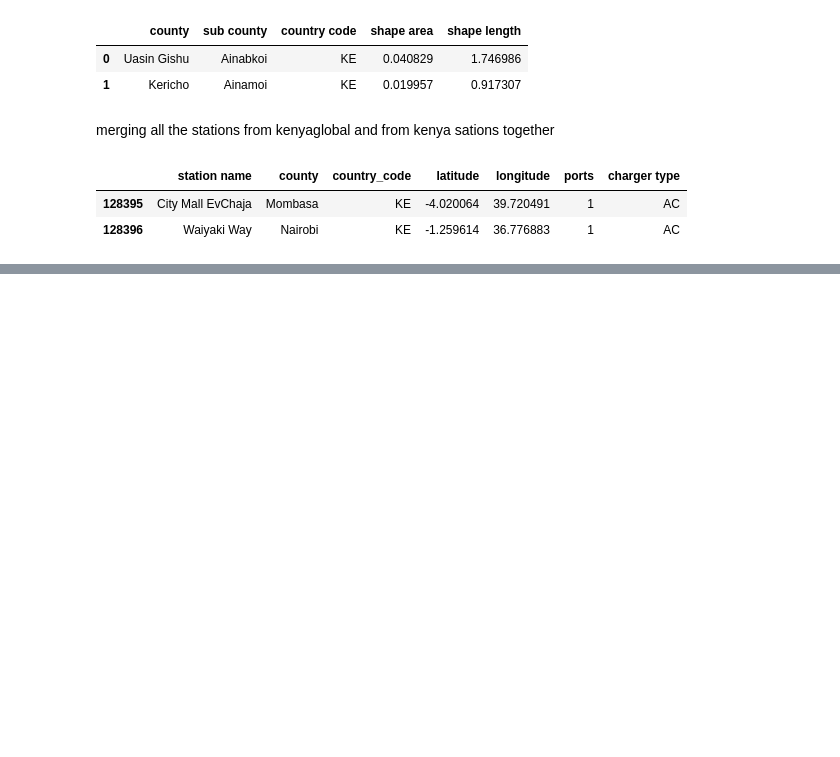
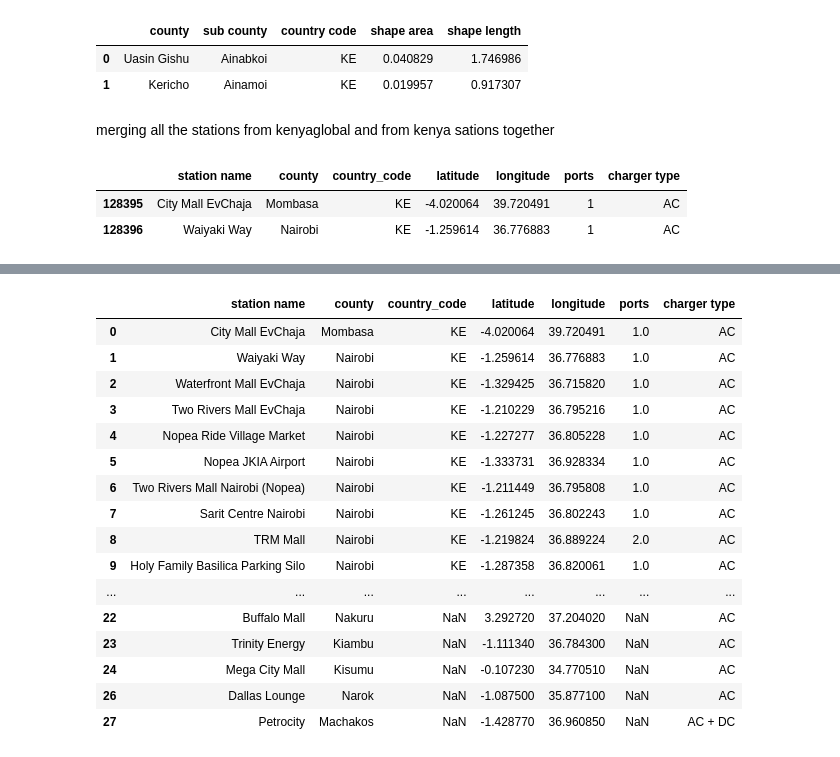
Before and after one commit to maryannngongi/EV_Charging_Stations_Optimization, a Jupyter notebook: Notebooks/christine.ipynb, the cells around one changed output, grey strips where cells are left out. Saved outputs shown, nothing was run; the diff lists cells and outputs as text; code cells hidden in the pictures; blank space fills up the shorter version.

```diff
--- a/Notebooks/christine.ipynb
+++ b/Notebooks/christine.ipynb
@@ -401,0 +401,21 @@ kenya_stations
+# %%
+kenya_stations = kenya_stations.drop(index=[12, 13, 14, 25])
+kenya_stations
+# %% [output]
+|  | station name | county | country_code | latitude | longitude | ports | charger type |
+| 0 | City Mall EvChaja | Mombasa | KE | -4.020064 | 39.720491 | 1.0 | AC |
+| 1 | Waiyaki Way | Nairobi | KE | -1.259614 | 36.776883 | 1.0 | AC |
+| 2 | Waterfront Mall EvChaja | Nairobi | KE | -1.329425 | 36.715820 | 1.0 | AC |
+| 3 | Two Rivers Mall EvChaja | Nairobi | KE | -1.210229 | 36.795216 | 1.0 | AC |
+| 4 | Nopea Ride Village Market | Nairobi | KE | -1.227277 | 36.805228 | 1.0 | AC |
+| 5 | Nopea JKIA Airport | Nairobi | KE | -1.333731 | 36.928334 | 1.0 | AC |
+| 6 | Two Rivers Mall Nairobi (Nopea) | Nairobi | KE | -1.211449 | 36.795808 | 1.0 | AC |
+| 7 | Sarit Centre Nairobi | Nairobi | KE | -1.261245 | 36.802243 | 1.0 | AC |
+| 8 | TRM Mall | Nairobi | KE | -1.219824 | 36.889224 | 2.0 | AC |
+| 9 | Holy Family Basilica Parking Silo | Nairobi | KE | -1.287358 | 36.820061 | 1.0 | AC |
+| ... | ... | ... | ... | ... | ... | ... | ... |
+| 22 | Buffalo Mall | Nakuru | NaN | 3.292720 | 37.204020 | NaN | AC |
+| 23 | Trinity Energy | Kiambu | NaN | -1.111340 | 36.784300 | NaN | AC |
+| 24 | Mega City Mall | Kisumu | NaN | -0.107230 | 34.770510 | NaN | AC |
+| 26 | Dallas Lounge | Narok | NaN | -1.087500 | 35.877100 | NaN | AC |
+| 27 | Petrocity | Machakos | NaN | -1.428770 | 36.960850 | NaN | AC + DC |
```
Also changed, not shown: parts of 12 cells of this notebook, 1 other file.
